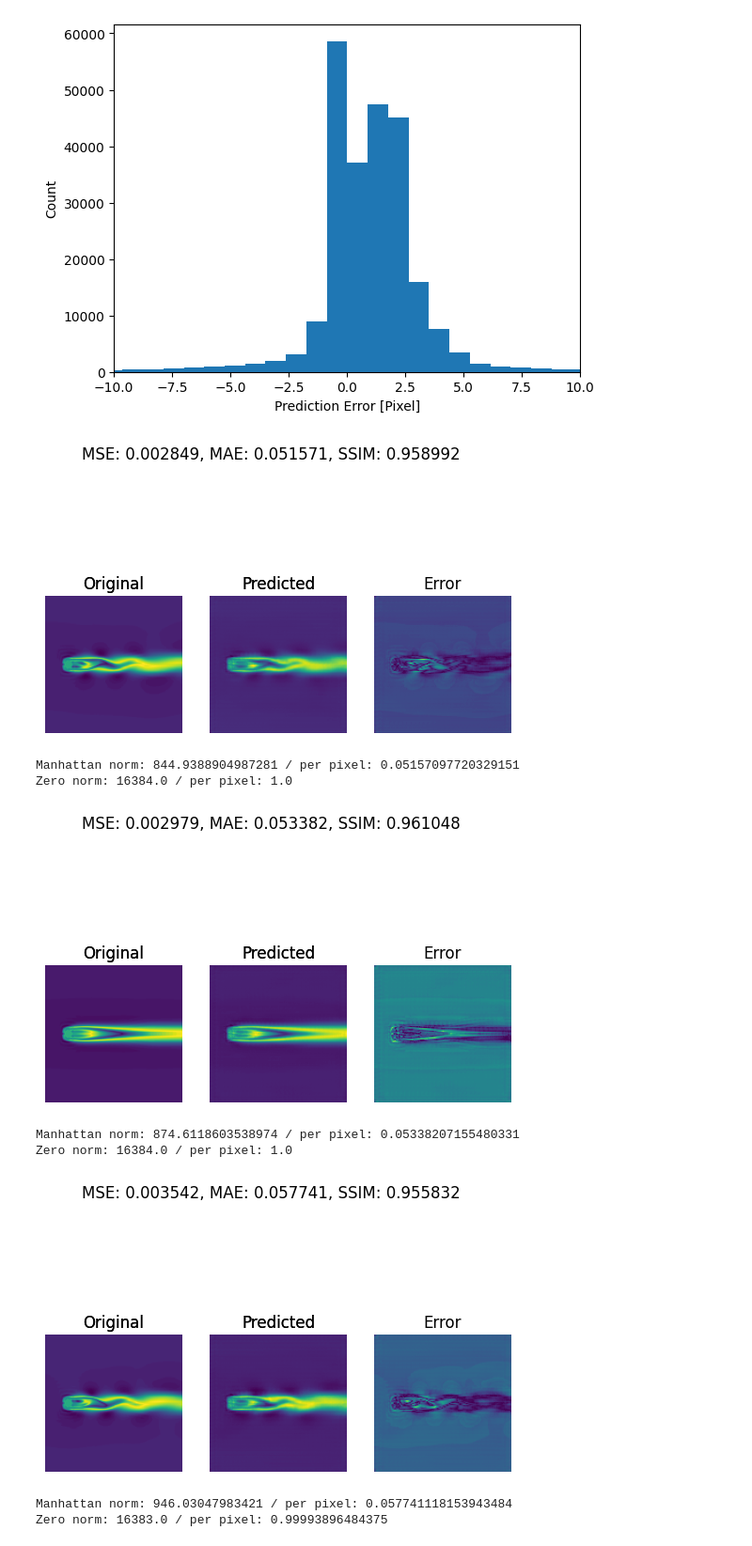
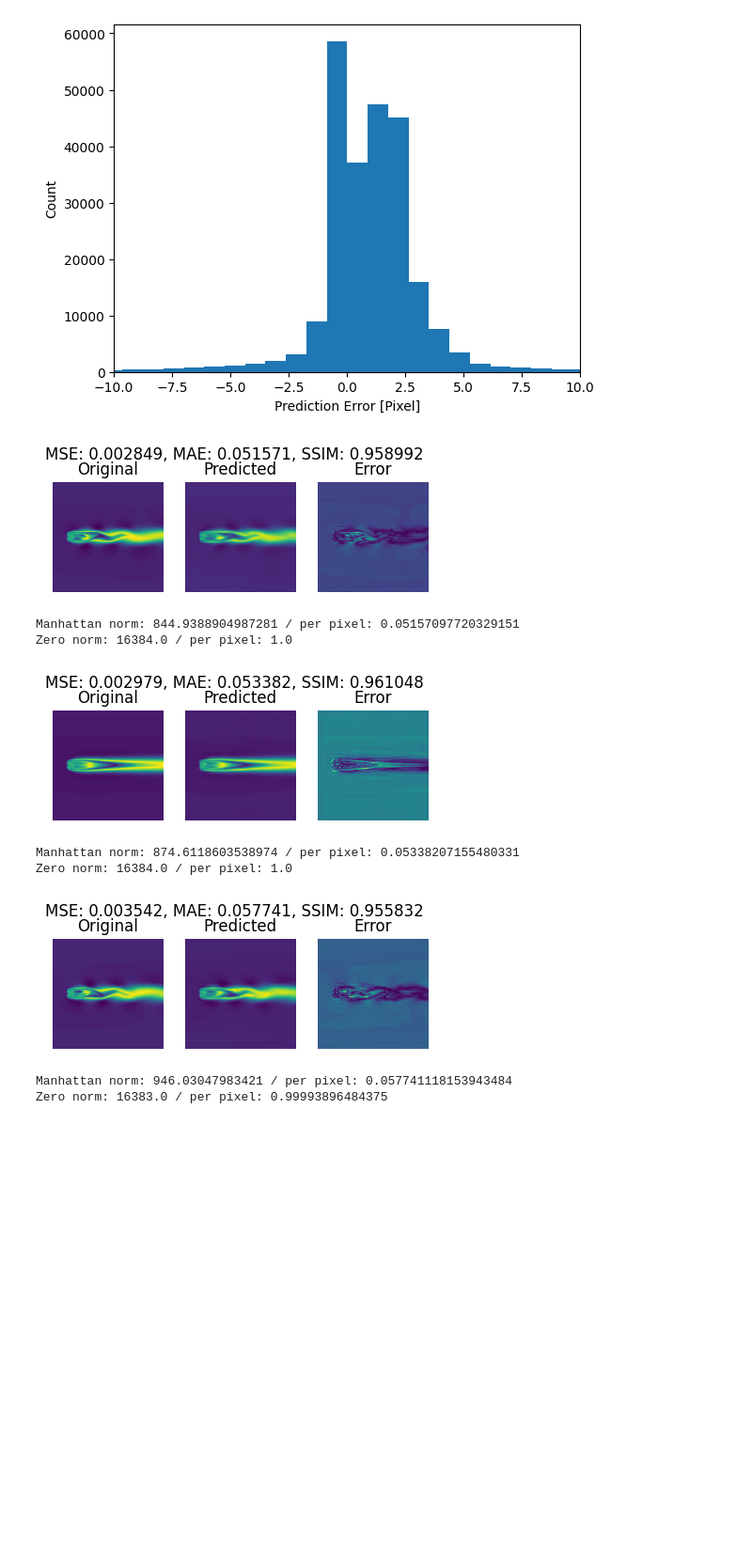
Before and after one commit to BurgaoTheChamp/ML_CFD, a Jupyter notebook: ML-CFD.ipynb, the cells around one changed output. Shown at 94% size. Saved outputs shown, nothing was run; the diff lists cells and outputs as text; code cells hidden in the pictures; blank space fills up the shorter version.

```diff
--- a/ML-CFD.ipynb
+++ b/ML-CFD.ipynb
@@ -703,6 +703,9 @@ import sys
 from skimage.metrics import structural_similarity as ssim
 from scipy.linalg import norm
 from PIL import ImageChops
+
+boxSizeX = 5.15
+boxSizeY = 2
 
 def mse(imageA, imageB):
 	# the 'Mean Squared Error' between the two images is the sum of the squared difference between the two images;
@@ -777,46 +780,46 @@ originals = ImagesReynolds3DNewTargetTest
 k = 0
 while k < len(predictions):
 	# initialize the figure
-	fig = plt.figure("Images")
+	fig = plt.figure("Images", figsize=[boxSizeX, boxSizeY])
 	# images = ("Original", originals[k]), ("Predicted", imageNormalization(predictions[k], False, False))
 	images = ("Original", imageNormalization(originals[k], False, True)), ("Predicted", imageNormalization(imageNormalization(predictions[k], False, False), False, True))
 	# loop over the images
-	for (i, (name, image)) in enumerate(images):
-		# show the image
-		ax = fig.add_subplot(1, 3, i + 1)
-		ax.set_title(name)
-		plt.imshow(image)
-		plt.axis("off")
+	# for (i, (name, image)) in enumerate(images):
+	# 	# show the image
+	# 	ax = fig.add_subplot(1, 3, i + 1)
+	# 	ax.set_title(name)
+	# 	plt.imshow(image)
+	# 	plt.axis("off")
 
 	# compare the images
 	is_grey = True
 	if is_grey:
 		img3 = to_grayscale(imageNormalization(originals[k], False, True))
 		img4 = to_grayscale(imageNormalization(imageNormalization(predictions[k], False, False), False, True))
 	else:
 		img3 = imageNormalization(originals[k], False, True)
 		img4 = imageNormalization(imageNormalization(predictions[k], False, False), False, True)
 	# compare_images(originals[k], imageNormalization(predictions[k], False, False), "Original", "Predicted", True)
 	# compare_images(imageNormalization(originals[k], False, True), imageNormalization(imageNormalization(predictions[k], False, False), False, True), "Original", "Predicted", True)
 	# compare_images(imageNormalization(imageNormalization(predictions[k], False, False), False, True), imageNormalization(originals[k], False, True), "Original", "Predicted", True)
 	compare_images(img3, img4, "Original", "Predicted", True, is_grey)
 
 	# compare
 	n_m, n_0 = compare_images2(img3, img4)
 	print("Manhattan norm:", n_m, "/ per pixel:", n_m/img3.size)
 	print("Zero norm:", n_0, "/ per pixel:", n_0*1.0/img3.size)
 	# show the figure
 	plt.show()
 	fig.savefig("Post-Processing/images/Ori-vs-Pred" + str(k+1) +".png", bbox_inches='tight')
 
 	k = k + 1
 # %% [output]
-[figure, old version]
+[figure, new version]
 Manhattan norm: 844.9388904987281 / per pixel: 0.05157097720329151
 Zero norm: 16384.0 / per pixel: 1.0
-[figure, old version]
+[figure, new version]
 Manhattan norm: 874.6118603538974 / per pixel: 0.05338207155480331
 Zero norm: 16384.0 / per pixel: 1.0
-[figure, old version]
+[figure, new version]
 Manhattan norm: 946.03047983421 / per pixel: 0.057741118153943484
 Zero norm: 16383.0 / per pixel: 0.99993896484375
```
Also changed, not shown: parts of 1 cell of this notebook, 5 other files.
